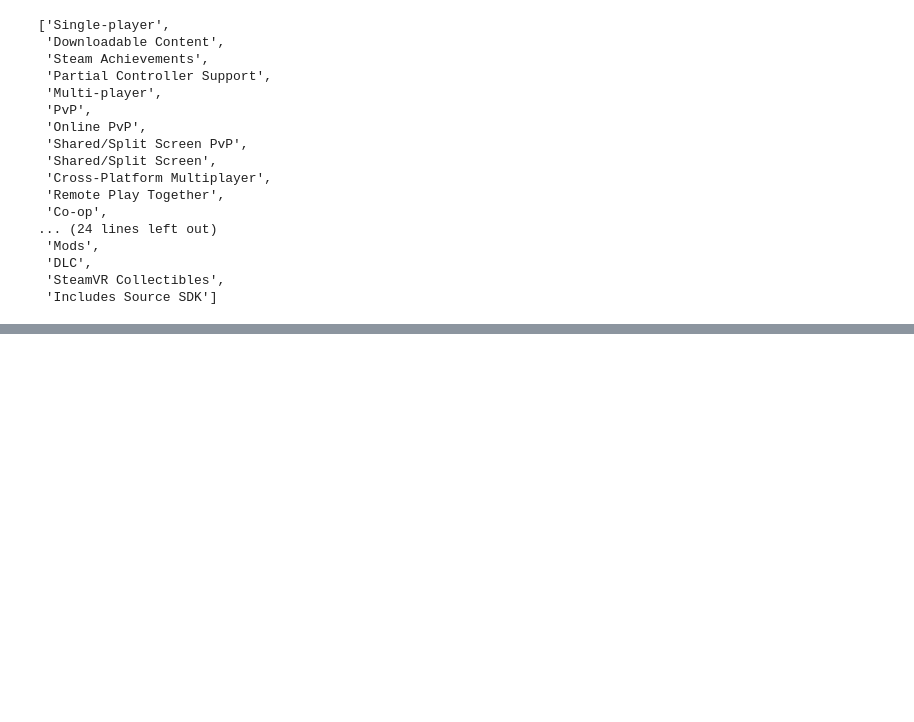
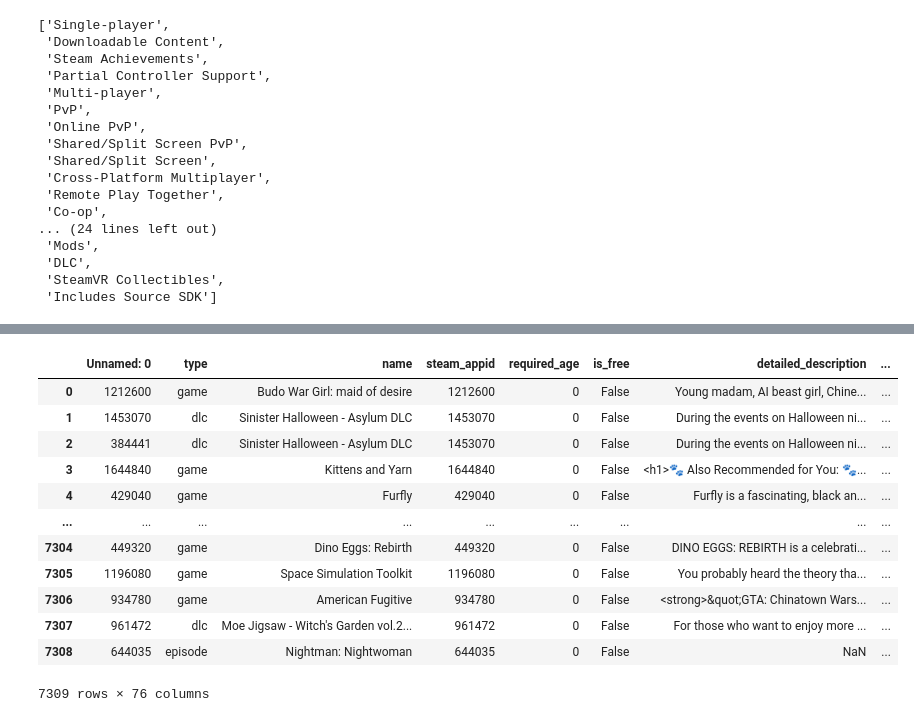
Before and after one commit to Jcc329/Jessica_DATA606, a Jupyter notebook: Cleaned_Data/Steam_Data_Cleaning.ipynb, the cells around one changed output, grey strips where cells are left out. Drawn from its saved outputs; the diff is of its cells as text; code cells hidden in the pictures; blank space fills up the shorter version.

```diff
--- a/Cleaned_Data/Steam_Data_Cleaning.ipynb
+++ b/Cleaned_Data/Steam_Data_Cleaning.ipynb
@@ -229,4 +240,4 @@ Streaming output truncated to the last 5000 lines.
 7309 rows × 40 columns
 # %%
 #add category df to GameData
-GameData = pd.concat([GameData, CategoryDF])
+GameData_Categories = pd.concat([GameData, CategoryDF], axis=1)
@@ -245,0 +244,16 @@ categories
+# %%
+GameData_Categories
+# %% [output]
+|  | Unnamed: 0 | type | name | steam_appid | required_age | is_free | detailed_description | ... |
+| 0 | 1212600 | game | Budo War Girl: maid of desire | 1212600 | 0 | False | Young madam, AI beast girl, Chine... | ... |
+| 1 | 1453070 | dlc | Sinister Halloween - Asylum DLC | 1453070 | 0 | False | During the events on Halloween ni... | ... |
+| 2 | 384441 | dlc | Sinister Halloween - Asylum DLC | 1453070 | 0 | False | During the events on Halloween ni... | ... |
+| 3 | 1644840 | game | Kittens and Yarn | 1644840 | 0 | False | <h1>🐾 Also Recommended for You: 🐾... | ... |
+| 4 | 429040 | game | Furfly | 429040 | 0 | False | Furfly is a fascinating, black an... | ... |
+| ... | ... | ... | ... | ... | ... | ... | ... | ... |
+| 7304 | 449320 | game | Dino Eggs: Rebirth | 449320 | 0 | False | DINO EGGS: REBIRTH is a celebrati... | ... |
+| 7305 | 1196080 | game | Space Simulation Toolkit | 1196080 | 0 | False | You probably heard the theory tha... | ... |
+| 7306 | 934780 | game | American Fugitive | 934780 | 0 | False | <strong>&quot;GTA: Chinatown Wars... | ... |
+| 7307 | 961472 | dlc | Moe Jigsaw - Witch's Garden vol.2... | 961472 | 0 | False | For those who want to enjoy more ... | ... |
+| 7308 | 644035 | episode | Nightman: Nightwoman | 644035 | 0 | False | NaN | ... |
+7309 rows × 76 columns
```
Also changed, not shown: parts of 26 cells of this notebook.
